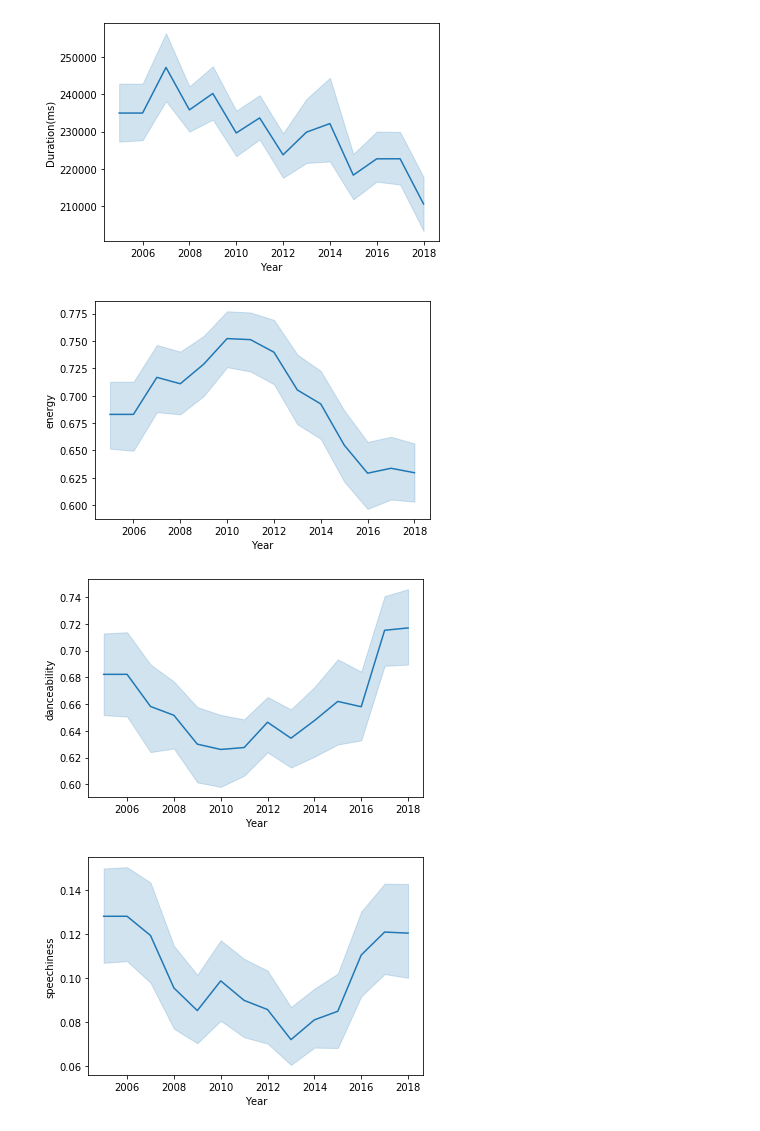
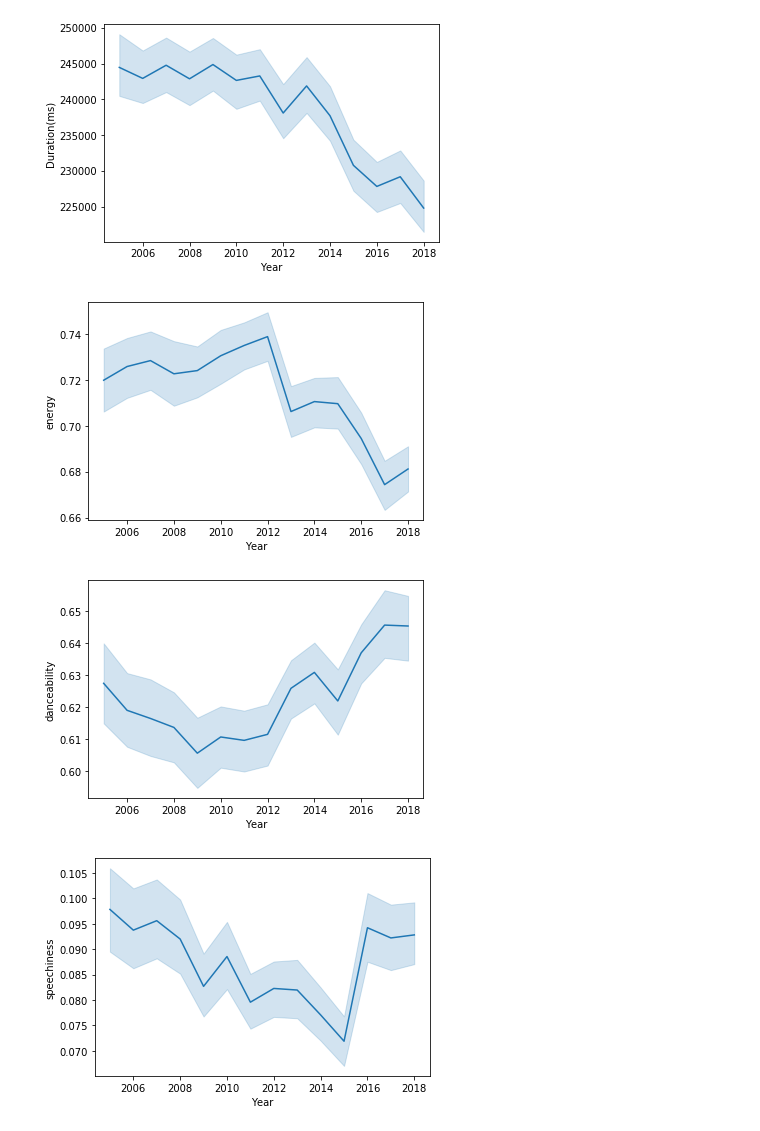
Before and after one commit to khangvttran/CSE184-Final, a Jupyter notebook: plots/testPlots.ipynb, the cells around one changed output. Cells and saved outputs as stored; diff of their text form; code cells hidden in the pictures.

Commit message:
updated genreData

```diff
--- a/plots/testPlots.ipynb
+++ b/plots/testPlots.ipynb
@@ -5,24 +5,25 @@ import matplotlib.pyplot as plt
 import seaborn as sns
 # %%
 top100 = pd.read_csv('songDataTop100ByYearfixtest.csv')
+genre = pd.read_csv('genreData.csv')
 # %%
-sns.lineplot(x = 'Year', y = 'Duration(ms)', data = top100)
+sns.lineplot(x = 'Year', y = 'Duration(ms)', data = genre)
 plt.show()
 # %% [output]
-[figure, old version]
+[figure, new version]
 # %%
-sns.lineplot(x = 'Year', y = 'energy', data = top100)
+sns.lineplot(x = 'Year', y = 'energy', data = genre)
 plt.show()
 # %% [output]
-[figure, old version]
+[figure, new version]
 # %%
-sns.lineplot(x = 'Year', y = 'danceability', data = top100)
+sns.lineplot(x = 'Year', y = 'danceability', data = genre)
 plt.show()
 # %% [output]
-[figure, old version]
+[figure, new version]
 # %%
-sns.lineplot(x = 'Year', y = 'speechiness', data = top100)
+sns.lineplot(x = 'Year', y = 'speechiness', data = genre)
 plt.show()
 # %% [output]
-[figure, old version]
+[figure, new version]
 # %%
```
Also changed, not shown: parts of 1 cell of this notebook, 2 other files.
